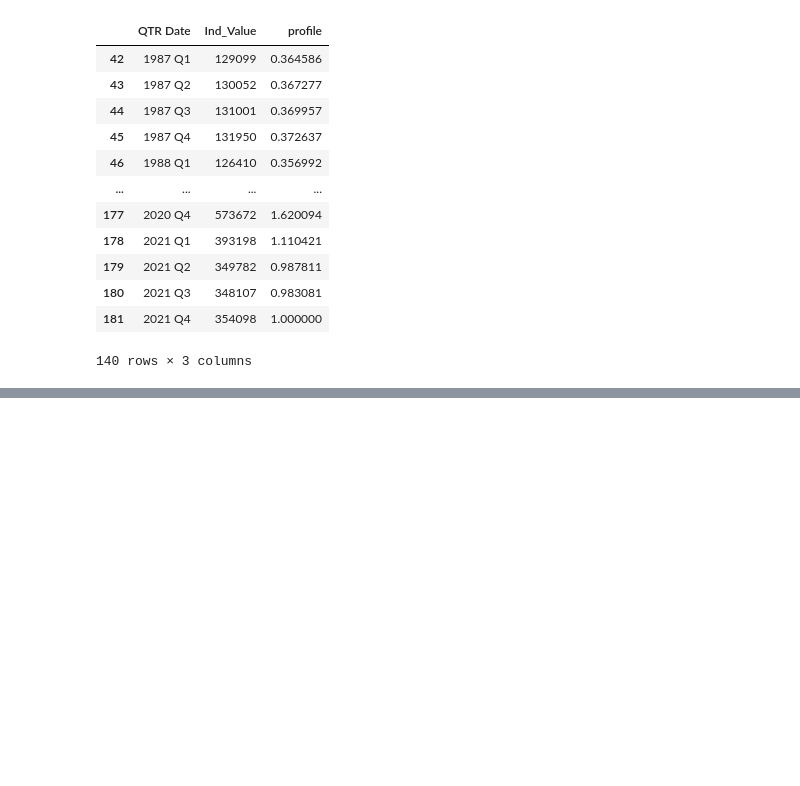
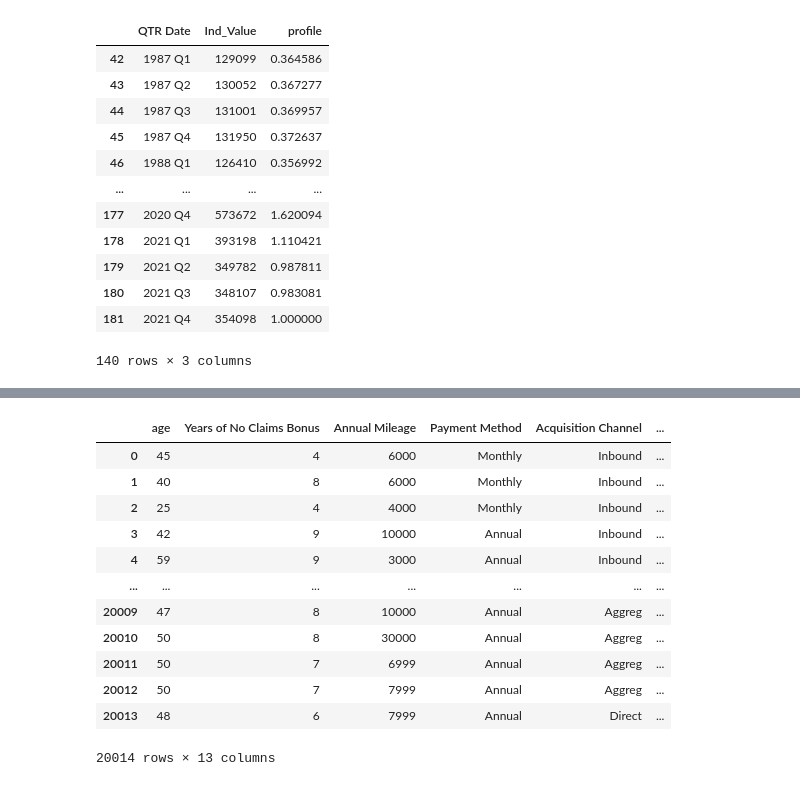
Before and after one commit to PaulB86UK/PP_ART, a Jupyter notebook: NB.ipynb, the cells around one changed output, grey strips where cells are left out. Saved outputs shown, nothing was run; the diff lists cells and outputs as text; code cells hidden in the pictures; blank space fills up the shorter version.

```diff
--- a/NB.ipynb
+++ b/NB.ipynb
@@ -131,0 +166,5 @@ historical_data_ind_subset.to_csv(rf'{PATH}\Profile.csv')
+# %%
+import sqlite3
+import pandas as pd
+#creating sql instance
+conn= sqlite3.connect("mock_database.db")
@@ -131,0 +203,19 @@ historical_data_ind_subset.to_csv(rf'{PATH}\Profile.csv')
+# %%
+#now with pandas
+data_sql = pd.read_sql("""SELECT * FROM 'dbo.insurance'""", conn)
+data_sql.drop(columns = ['index'],inplace = True)
+data_sql
+# %% [output]
+|  | age | Years of No Claims Bonus | Annual Mileage | Payment Method | Acquisition Channel | ... |
+| 0 | 45 | 4 | 6000 | Monthly | Inbound | ... |
+| 1 | 40 | 8 | 6000 | Monthly | Inbound | ... |
+| 2 | 25 | 4 | 4000 | Monthly | Inbound | ... |
+| 3 | 42 | 9 | 10000 | Annual | Inbound | ... |
+| 4 | 59 | 9 | 3000 | Annual | Inbound | ... |
+| ... | ... | ... | ... | ... | ... | ... |
+| 20009 | 47 | 8 | 10000 | Annual | Aggreg | ... |
+| 20010 | 50 | 8 | 30000 | Annual | Aggreg | ... |
+| 20011 | 50 | 7 | 6999 | Annual | Aggreg | ... |
+| 20012 | 50 | 7 | 7999 | Annual | Aggreg | ... |
+| 20013 | 48 | 6 | 7999 | Annual | Direct | ... |
+20014 rows × 13 columns
```
Also changed, not shown: parts of 17 cells of this notebook.
